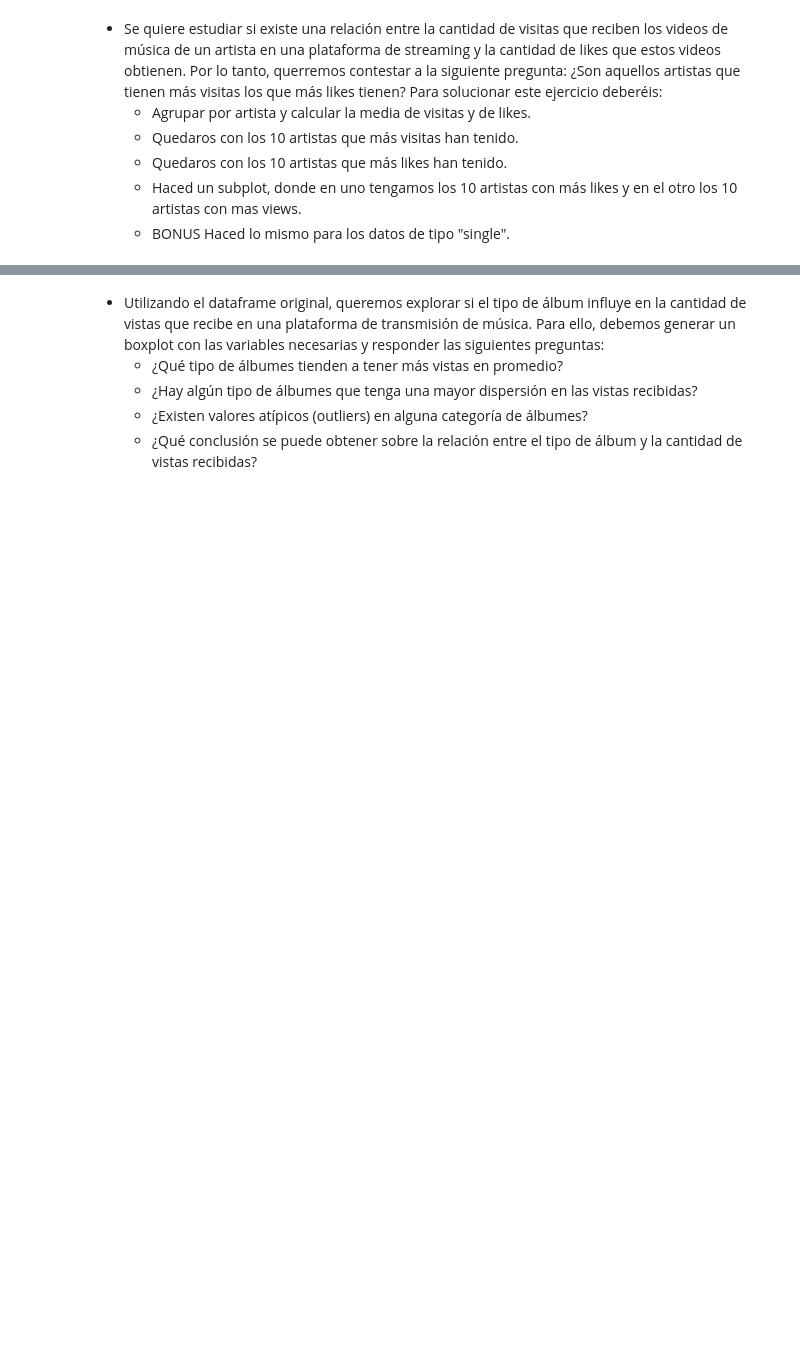
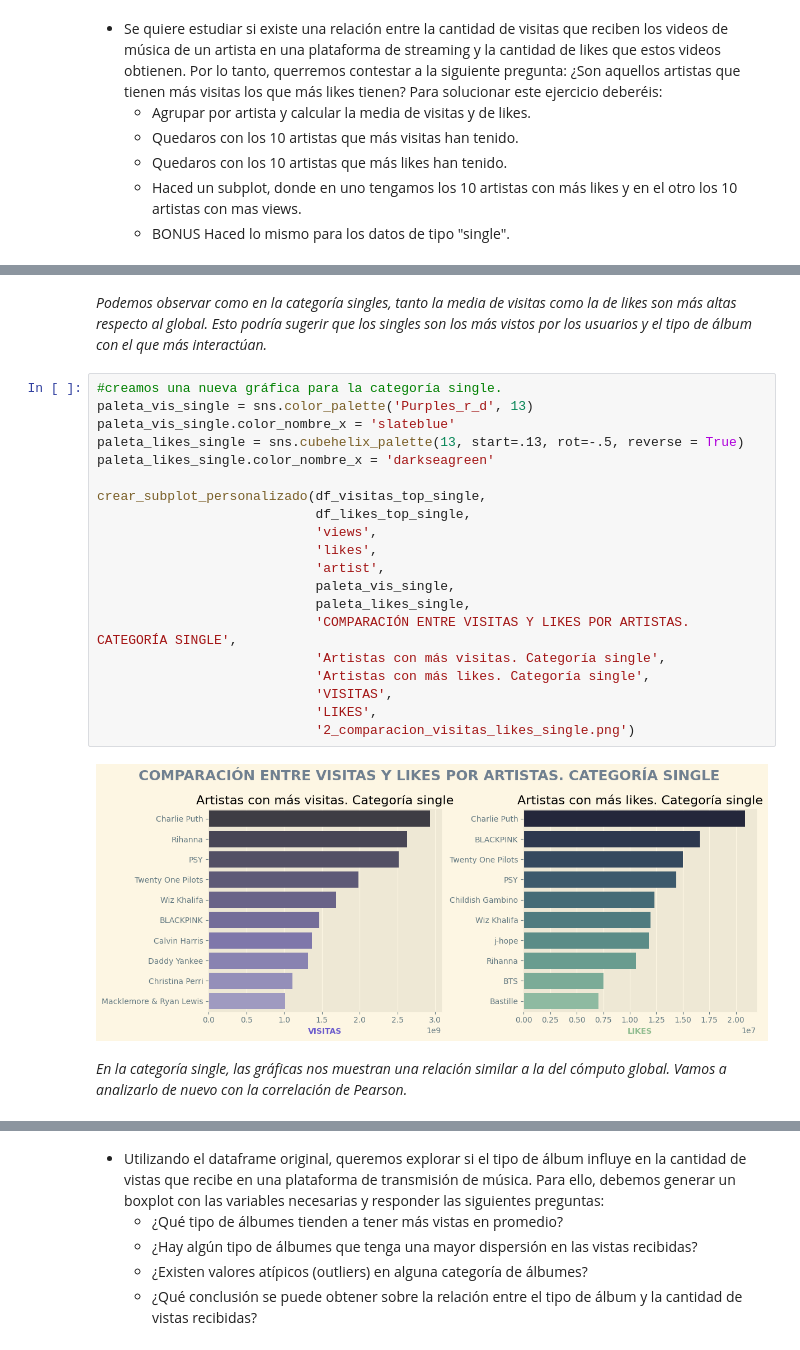
Before and after one commit to NataliaBarquin/Adalab_evaluacion_3_EDA_spotify, a Jupyter notebook: notebooks/pandas.ipynb, the cells around one changed output, grey strips where cells are left out. Drawn from its saved outputs; the diff is of its cells as text; blank space fills up the shorter version.

```diff
--- a/notebooks/pandas.ipynb
+++ b/notebooks/pandas.ipynb
@@ -228,0 +517,26 @@ df_spotify['artist'] = df_spotify['artist'].apply(lambda simbolo: simbolo.replac
+# %% [markdown]
+*Podemos observar como en la categoría singles, tanto la media de visitas como la de likes son más altas respecto al global. Esto podría sugerir que los singles son los más vistos por los usuarios y el tipo de álbum con el que más interactúan.*
+# %%
+#creamos una nueva gráfica para la categoría single.
+paleta_vis_single = sns.color_palette('Purples_r_d', 13)
+paleta_vis_single.color_nombre_x = 'slateblue'
+paleta_likes_single = sns.cubehelix_palette(13, start=.13, rot=-.5, reverse = True)
+paleta_likes_single.color_nombre_x = 'darkseagreen'
+
+crear_subplot_personalizado(df_visitas_top_single,
+                            df_likes_top_single,
+                            'views',
+                            'likes',
+                            'artist',
+                            paleta_vis_single,
+                            paleta_likes_single,
+                            'COMPARACIÓN ENTRE VISITAS Y LIKES POR ARTISTAS. CATEGORÍA SINGLE',
+                            'Artistas con más visitas. Categoría single',
+                            'Artistas con más likes. Categoría single',
+                            'VISITAS',
+                            'LIKES',
+                            '2_comparacion_visitas_likes_single.png')
+# %% [output]
+[figure, added]
+# %% [markdown]
+*En la categoría single, las gráficas nos muestran una relación similar a la del cómputo global. Vamos a analizarlo de nuevo con la correlación de Pearson.*
```
Also changed, not shown: parts of 76 cells of this notebook, 7 other files.
